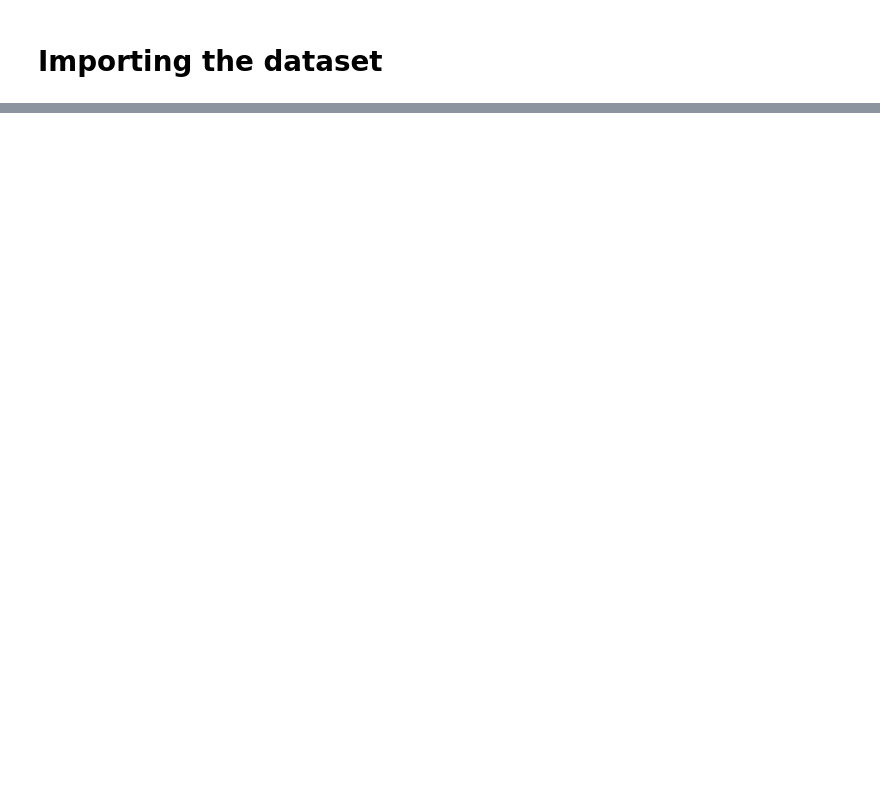
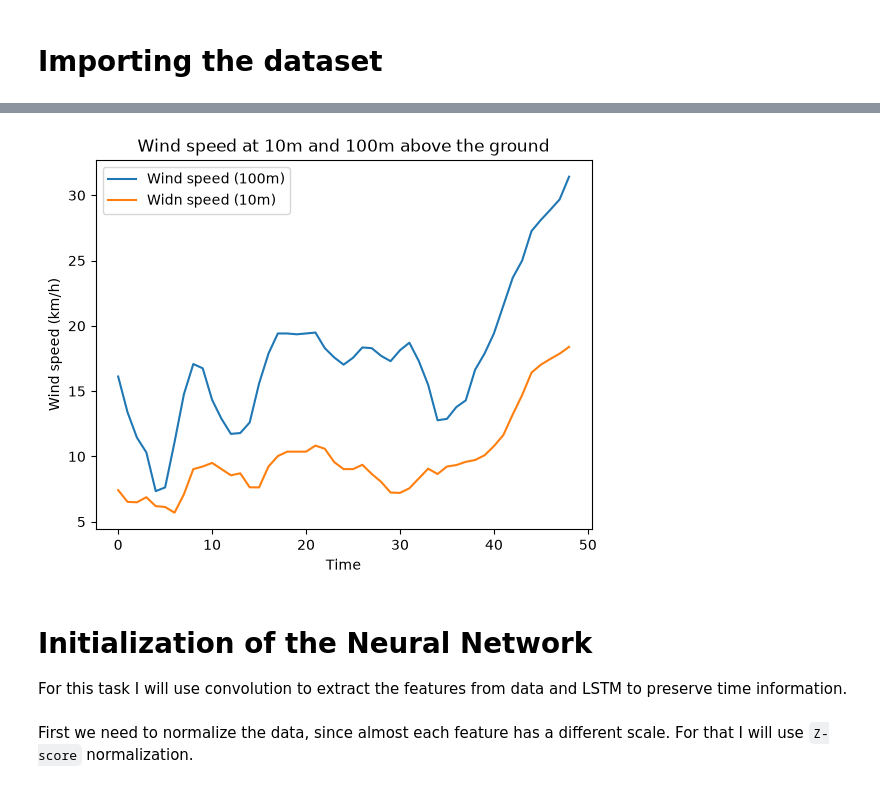
Before and after one commit to Kubel259/Weather-Prediciton, a Jupyter notebook: main.ipynb, the cells around one changed output, grey strips where cells are left out. Drawn from its saved outputs; the diff is of its cells as text; code cells hidden in the pictures; blank space fills up the shorter version.

```diff
--- a/main.ipynb
+++ b/main.ipynb
@@ -88,0 +102,15 @@ Hourly data
+# %%
+plt.plot(data["wind_speed_100m"][:49], label="Wind speed (100m)")
+plt.plot(data["wind_speed_10m"][:49], label="Widn speed (10m)")
+plt.title("Wind speed at 10m and 100m above the ground")
+plt.xlabel("Time")
+plt.ylabel("Wind speed (km/h)")
+plt.legend()
+plt.show()
+# %% [output]
+[figure, added]
+# %% [markdown]
+# Initialization of the Neural Network
+For this task I will use convolution to extract the features from data and LSTM to preserve time information.
+# %% [markdown]
+First we need to normalize the data, since almost each feature has a different scale. For that I will use `Z-score` normalization.
```
Also changed, not shown: parts of 6 cells of this notebook.
